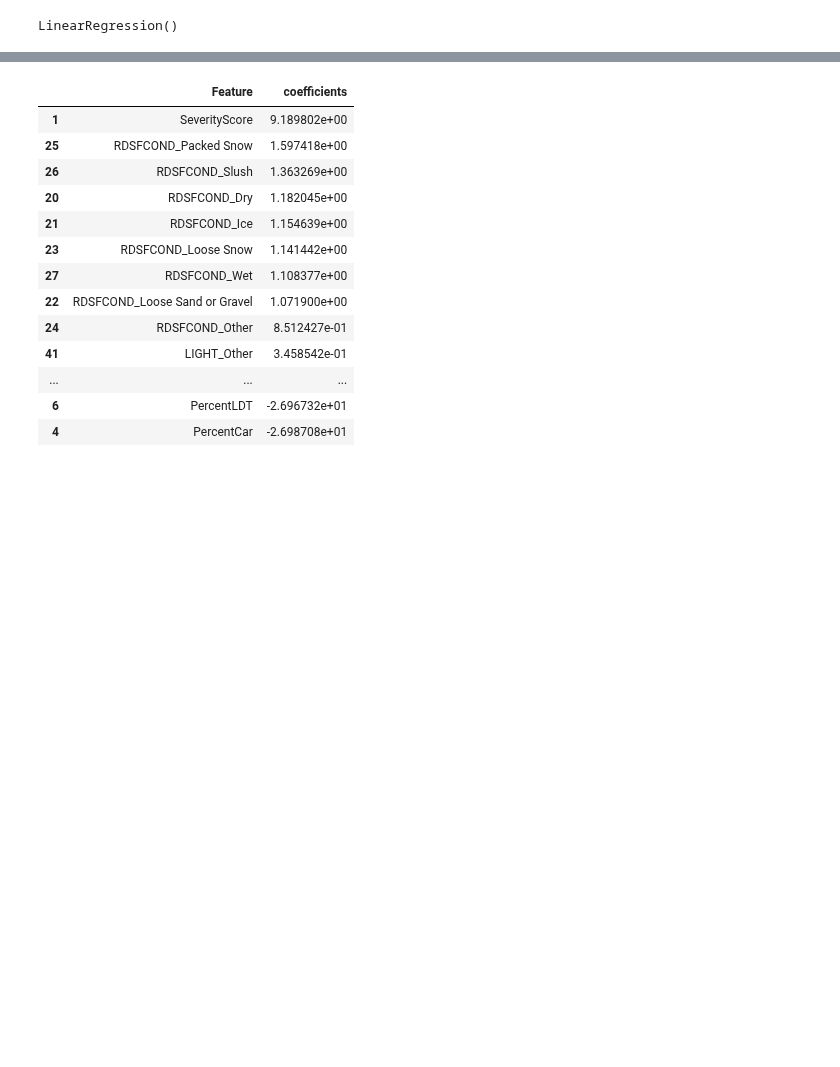
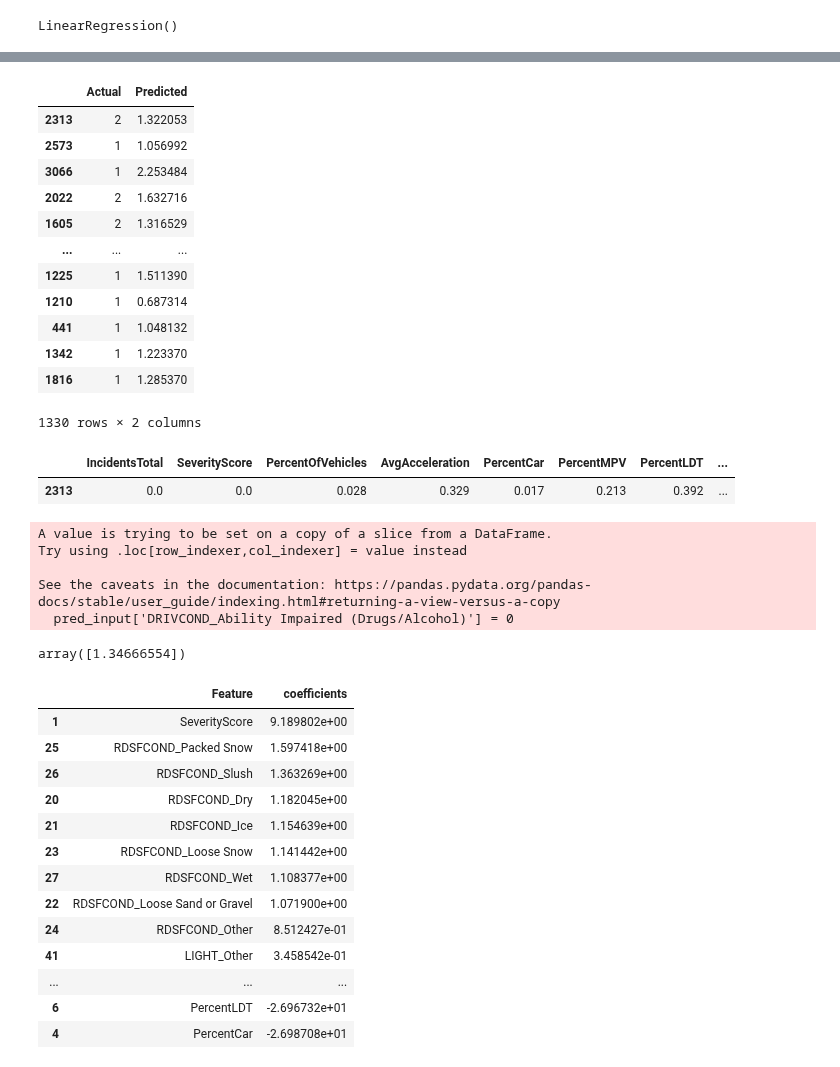
Before and after one commit to Vincent-Kwan/Safe-Roads-Competition, a Jupyter notebook: Regression.ipynb, the cells around one changed output, grey strips where cells are left out. Drawn from its saved outputs; the diff is of its cells as text; code cells hidden in the pictures; blank space fills up the shorter version.

```diff
--- a/Regression.ipynb
+++ b/Regression.ipynb
@@ -250,3 +270,38 @@ Mean Absolute Percentage Error (MAPE) : 42.9254
+# %%
+pd.DataFrame({'Actual': valid_Y, 'Predicted': linear_model.predict(valid_X)})
+# %% [output]
+|  | Actual | Predicted |
+| 2313 | 2 | 1.322053 |
+| 2573 | 1 | 1.056992 |
+| 3066 | 1 | 2.253484 |
+| 2022 | 2 | 1.632716 |
+| 1605 | 2 | 1.316529 |
+| ... | ... | ... |
+| 1225 | 1 | 1.511390 |
+| 1210 | 1 | 0.687314 |
+| 441 | 1 | 1.048132 |
+| 1342 | 1 | 1.223370 |
+| 1816 | 1 | 1.285370 |
+1330 rows × 2 columns
+# %%
+valid_X.head(1)
+# %% [output]
+|  | IncidentsTotal | SeverityScore | PercentOfVehicles | AvgAcceleration | PercentCar | PercentMPV | PercentLDT | ... |
+| 2313 | 0.0 | 0.0 | 0.028 | 0.329 | 0.017 | 0.213 | 0.392 | ... |
+# %%
+pred_input = valid_X.head(1)
+#pred_input['AvgAcceleration'] = 1.2
+pred_input['DRIVCOND_Ability Impaired (Drugs/Alcohol)'] = 0
+# %% [output]
+A value is trying to be set on a copy of a slice from a DataFrame.
+Try using .loc[row_indexer,col_indexer] = value instead
+
+See the caveats in the documentation: https://pandas.pydata.org/pandas-docs/stable/user_guide/indexing.html#returning-a-view-versus-a-copy
+  pred_input['DRIVCOND_Ability Impaired (Drugs/Alcohol)'] = 0
+# %%
+linear_model.predict(pred_input)
+# %% [output]
+array([1.34666554])
 # %%
 pd.DataFrame({'Feature': train_X.columns, 'coefficients': linear_model.coef_}).sort_values(by = 'coefficients', ascending = False)
 # %% [output]
```
Also changed, not shown: parts of 5 cells of this notebook, 3 other files.
